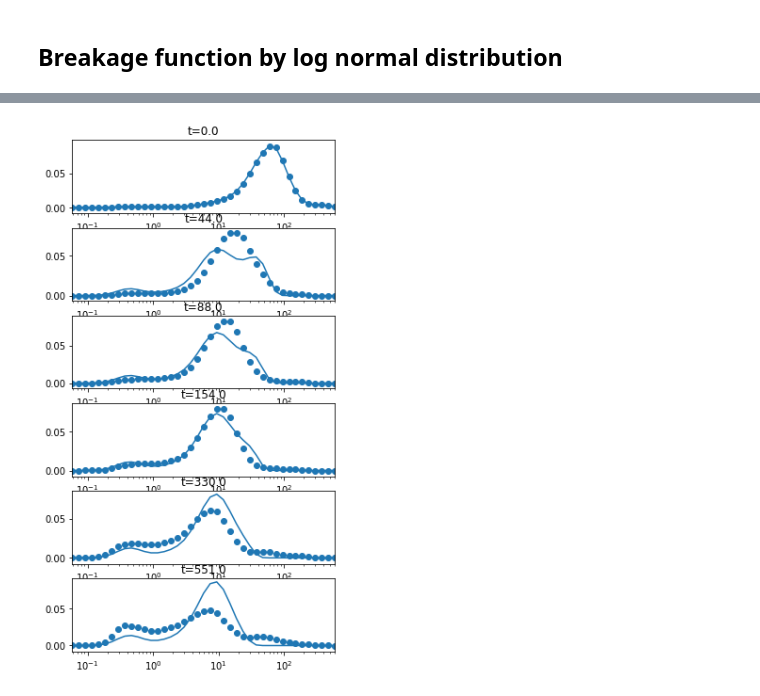
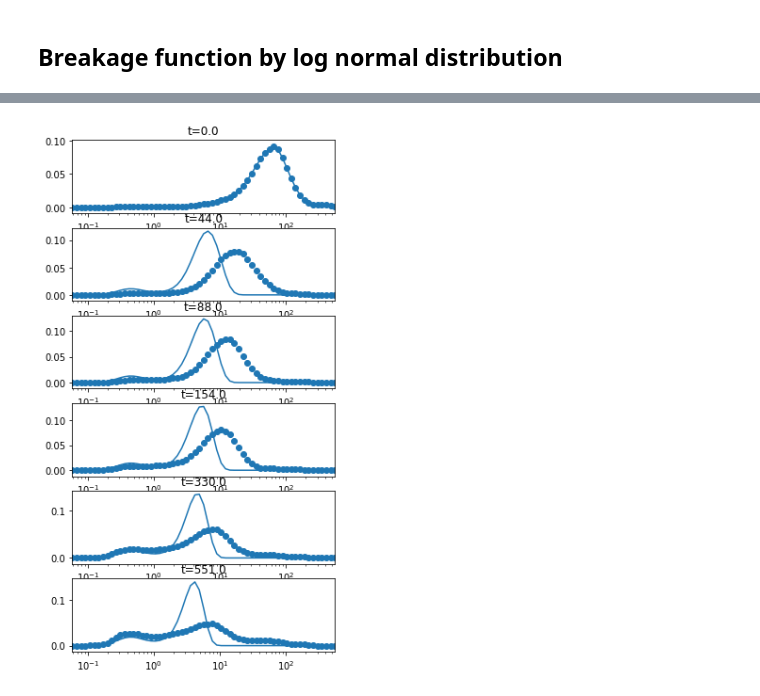
Before and after one commit to lsg6140/Python, a Jupyter notebook: PBM/AS_US.ipynb, the cells around one changed output, grey strips where cells are left out. Drawn from its saved outputs; the diff is of its cells as text; code cells hidden in the pictures.

```diff
--- a/PBM/AS_US.ipynb
+++ b/PBM/AS_US.ipynb
@@ -102,0 +198,12 @@ calculating selection vector
+# %%
+VV = np.empty(np.shape(Nbr))
+for i in range(6):
+    VV[:,i] = np.multiply(sol.y[:,i],L**3)
+# %%
+fig, axes = plt.subplots(6,1,figsize=(5,10))
+for i in range(6):
+    axes[i].plot(L,VV[:,i])
+    axes[i].scatter(L,V[:,i])
+    axes[i].set_xscale('log')
+    axes[i].set_xlim([L[0],L[-1]])
+    axes[i].title.set_text('t={0}'.format(T[i]))
@@ -102,0 +212,3 @@ calculating selection vector
+# %%
+res = lm_breakage(breakage, break_lognormal, selection_szdp,
+                  Number, L, Q, k0, T, opts = [1e-10, 1e-8, 1e-8, 100])
@@ -104,12 +244,9 @@ calculating selection vector
 def dydx(t,y):
     return breakage_moment(y,bmat,Svec,L)
 # %%
-sol = solve_ivp(dydx,[T[0],T[-1]],Y0,method='Radau',t_eval=T)
-N = sol.y[0:-4,:]
-M = sol.y[-4:,:]
-V= np.empty(np.shape(N))
+VV = np.empty(np.shape(Nbr))
 for i in range(6):
-    V[:,i] = np.multiply(N[:,i],L**3)
+    VV[:,i] = np.multiply(res[1][:,i],L**3)
 # %%
 rows = len(T)
 plt.close('all')
@@ -131,10 +265,10 @@ axes[rows].set_ylim([2,0])
 # %%
-fig, axes = plt.subplots(rows,1,figsize=(5,10))
-for i in range(rows):
-    axes[i].plot(L,V[:,i])
-    axes[i].scatter(L,Vcs[:,i])
+fig, axes = plt.subplots(6,1,figsize=(5,10))
+for i in range(6):
+    axes[i].plot(L,VV[:,i])
+    axes[i].scatter(L,V[:,i])
     axes[i].set_xscale('log')
     axes[i].set_xlim([L[0],L[-1]])
     axes[i].title.set_text('t={0}'.format(T[i]))
 # %% [output]
-[figure, old version]
+[figure, new version]
```
Also changed, not shown: parts of 48 cells of this notebook, 4 other files.
